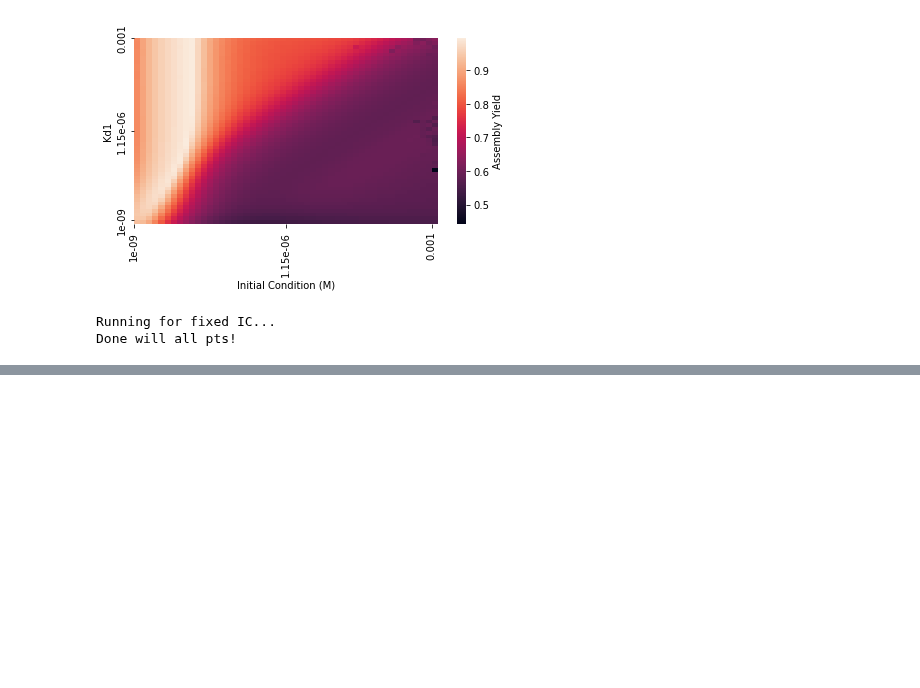
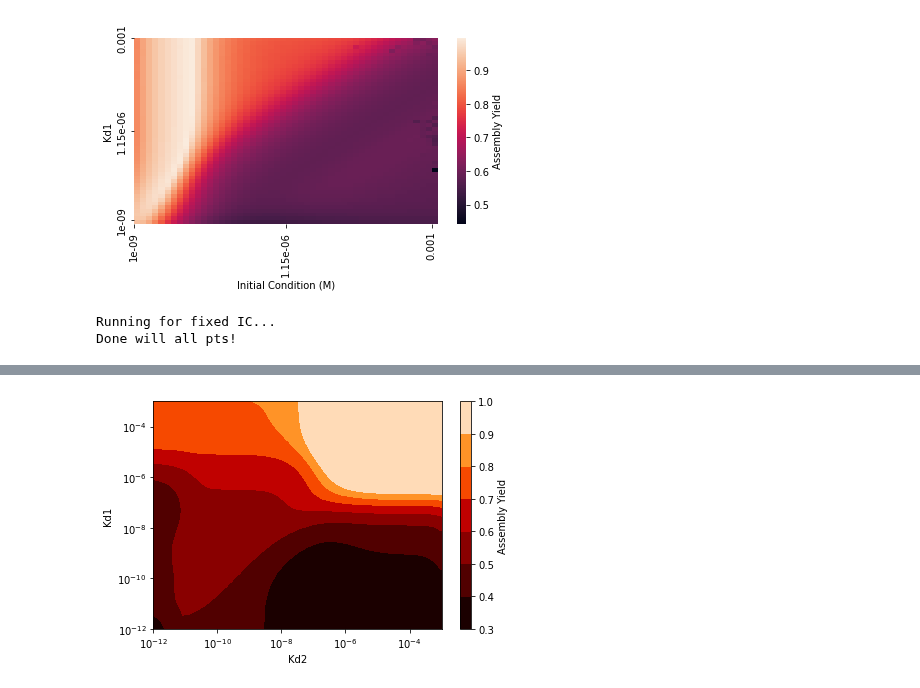
Before and after one commit to llagunes-324B21/Persephone_SR, a Jupyter notebook: April_2022/LL_SR_04_2022.ipynb, the cells around one changed output, grey strips where cells are left out. Cells and saved outputs as stored; diff of their text form; code cells hidden in the pictures; blank space fills up the shorter version.

```diff
--- a/April_2022/LL_SR_04_2022.ipynb
+++ b/April_2022/LL_SR_04_2022.ipynb
@@ -690,0 +700,35 @@ plt.savefig('LL_SR_heatmap_AYvsKd1vsKd2_n50_lngScl_'+today+'.png')
+# %%
+# Prep for plotting the heatmap
+import matplotlib.cm as cm
+from matplotlib import ticker, cm
+
+
+#AYmatPlt = np.flipud(kd1_kd2_AY_mat)
+AYmatPlt = kd1_kd2_AY_mat
+
+
+fig, ax = plt.subplots()
+# im = ax.imshow(AYmatPlt)
+CS = ax.contourf(allKd2, allKd1, AYmatPlt,cmap=plt.cm.gist_heat)
+cbar = fig.colorbar(CS)
+cbar.ax.set_ylabel('Assembly Yield')
+
+ax.set_xscale('log')
+ax.set_yscale('log')
+
+XTicks = ax.xaxis.get_major_ticks()
+YTicks = ax.yaxis.get_major_ticks()
+
+for Index in np.arange(0, len(XTicks),2):
+    XTicks[Index].label1On = ""
+    YTicks[Index].label1On = ""
+
+
+ax.set_xlabel('Kd2', fontsize=10)
+ax.set_ylabel('Kd1', fontsize=10)
+
+# save figure
+plt.tight_layout()
+plt.savefig('LL_SR_heatmap_AYvsKd1vsKd2_n50_contour_'+today+'.png')
+# %% [output]
+[figure, added]
```
Also changed, not shown: parts of 5 cells of this notebook.
